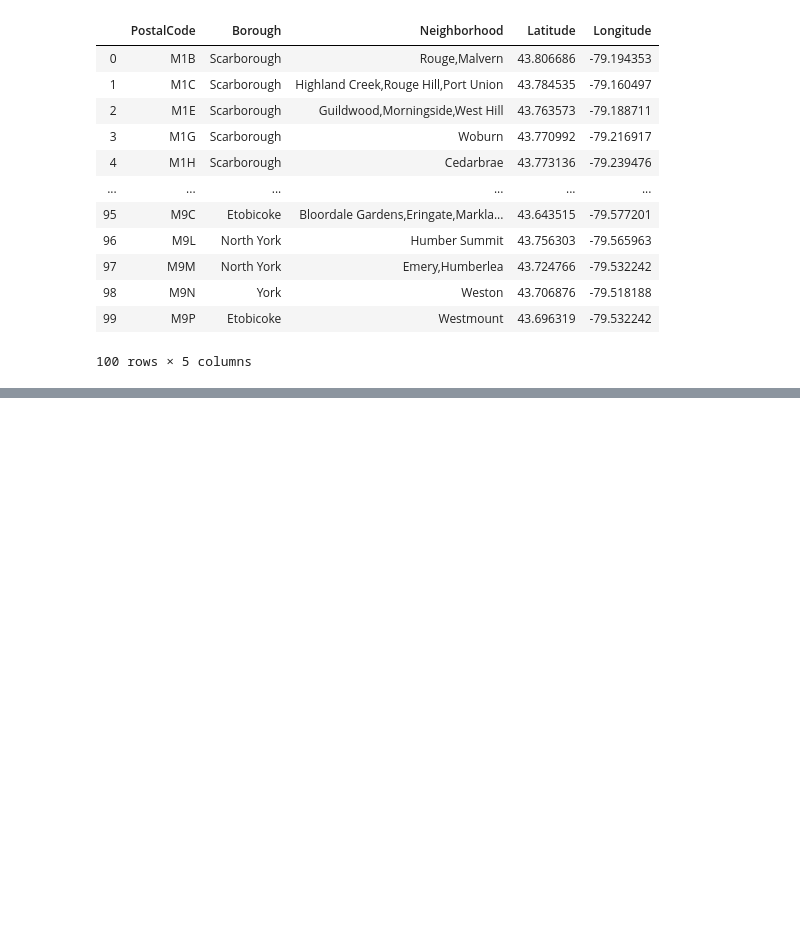
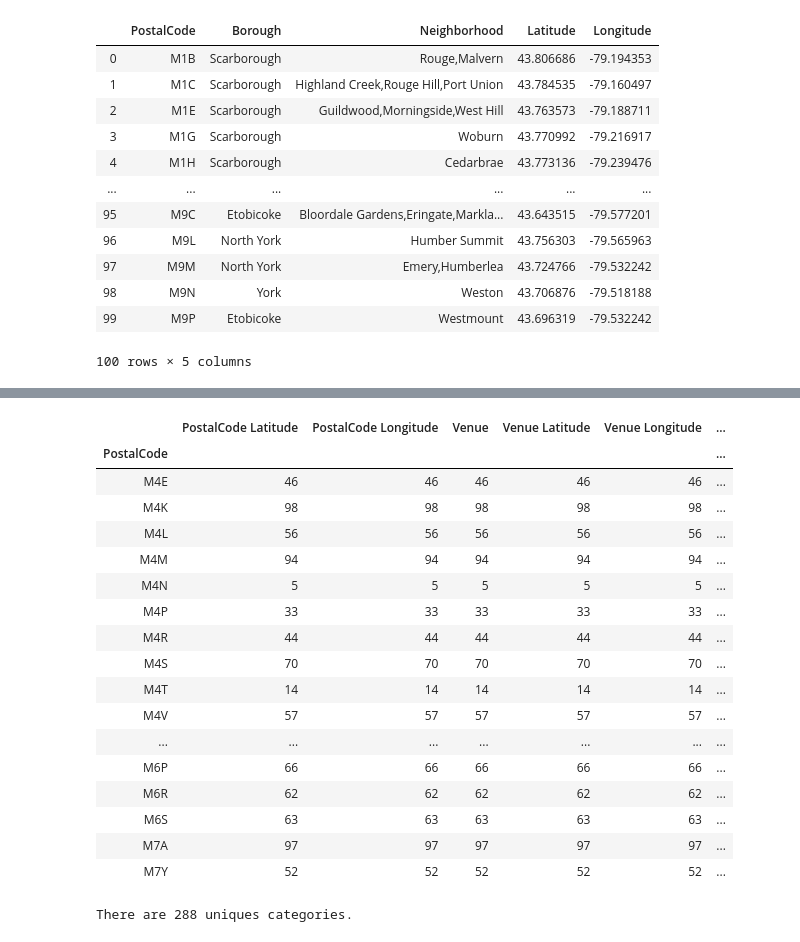
Before and after one commit to mkaste/Coursera_Capstone, a Jupyter notebook: Segmenting and Clustering Neighborhoods of Toronto Canada.ipynb, the cells around one changed output, grey strips where cells are left out. Cells and saved outputs as stored; diff of their text form; code cells hidden in the pictures; blank space fills up the shorter version.

```diff
--- a/Segmenting and Clustering Neighborhoods of Toronto Canada.ipynb
+++ b/Segmenting and Clustering Neighborhoods of Toronto Canada.ipynb
@@ -207,10 +260,10 @@ The geograpical coordinate of Canada 43.653963, -79.387207.
 # %%
 # create map of Toronto
-map_toronto= folium.Map(location=[latitude, longitude], zoom_start=10)
+map_toronto= folium.Map(location=[latitude, longitude], zoom_start=12)
 
-# add markers to map of "postal code (borough) - neighborhoods"
-for lat, lng, postalcode, borough, neighborhood in zip(df_4['Latitude'], df_4['Longitude'], df_4['PostalCode'], df_4['Borough'], df_4['Neighborhood']):
-    label = '{} ({}) - {}'.format(postalcode, borough, neighborhood)
+# add markers to map of "borough: postal code - neighborhoods"
+for lat, lng, postalcode, borough, neighborhood in zip(df_toronto['Latitude'], df_toronto['Longitude'], df_toronto['PostalCode'], df_toronto['Borough'], df_toronto['Neighborhood']):
+    label = '{}: {} - {}'.format(borough, postalcode, neighborhood)
     label = folium.Popup(label, parse_html=True)
     folium.CircleMarker(
         [lat, lng],
@@ -222,6 +275,12 @@ for lat, lng, postalcode, borough, neighborhood in zip(df_4['Latitude'], df_4['L
         fill_opacity=0.7,
         parse_html=False).add_to(map_toronto)
 
+
+
+# add radius circles to see the overlap
+for lat, lng in zip(df_toronto['Latitude'], df_toronto['Longitude']):
+    folium.Circle([lat, lng],radius=radius).add_to(map_toronto)
+
 map_toronto
 # %% [output]
 [interactive output not drawn]
@@ -281,0 +390,25 @@ VERSION = '20180605' # Foursquare API version
+# %%
+toronto_venues.groupby('PostalCode').count()
+# %% [output]
+|  | PostalCode Latitude | PostalCode Longitude | Venue | Venue Latitude | Venue Longitude | ... |
+| PostalCode |  |  |  |  |  | ... |
+| M4E | 46 | 46 | 46 | 46 | 46 | ... |
+| M4K | 98 | 98 | 98 | 98 | 98 | ... |
+| M4L | 56 | 56 | 56 | 56 | 56 | ... |
+| M4M | 94 | 94 | 94 | 94 | 94 | ... |
+| M4N | 5 | 5 | 5 | 5 | 5 | ... |
+| M4P | 33 | 33 | 33 | 33 | 33 | ... |
+| M4R | 44 | 44 | 44 | 44 | 44 | ... |
+| M4S | 70 | 70 | 70 | 70 | 70 | ... |
+| M4T | 14 | 14 | 14 | 14 | 14 | ... |
+| M4V | 57 | 57 | 57 | 57 | 57 | ... |
+| ... | ... | ... | ... | ... | ... | ... |
+| M6P | 66 | 66 | 66 | 66 | 66 | ... |
+| M6R | 62 | 62 | 62 | 62 | 62 | ... |
+| M6S | 63 | 63 | 63 | 63 | 63 | ... |
+| M7A | 97 | 97 | 97 | 97 | 97 | ... |
+| M7Y | 52 | 52 | 52 | 52 | 52 | ... |
+# %%
+print('There are {} uniques categories.'.format(len(toronto_venues['Venue Category'].unique())))
+# %% [output]
+There are 288 uniques categories.
```
Also changed, not shown: parts of 54 cells of this notebook.
